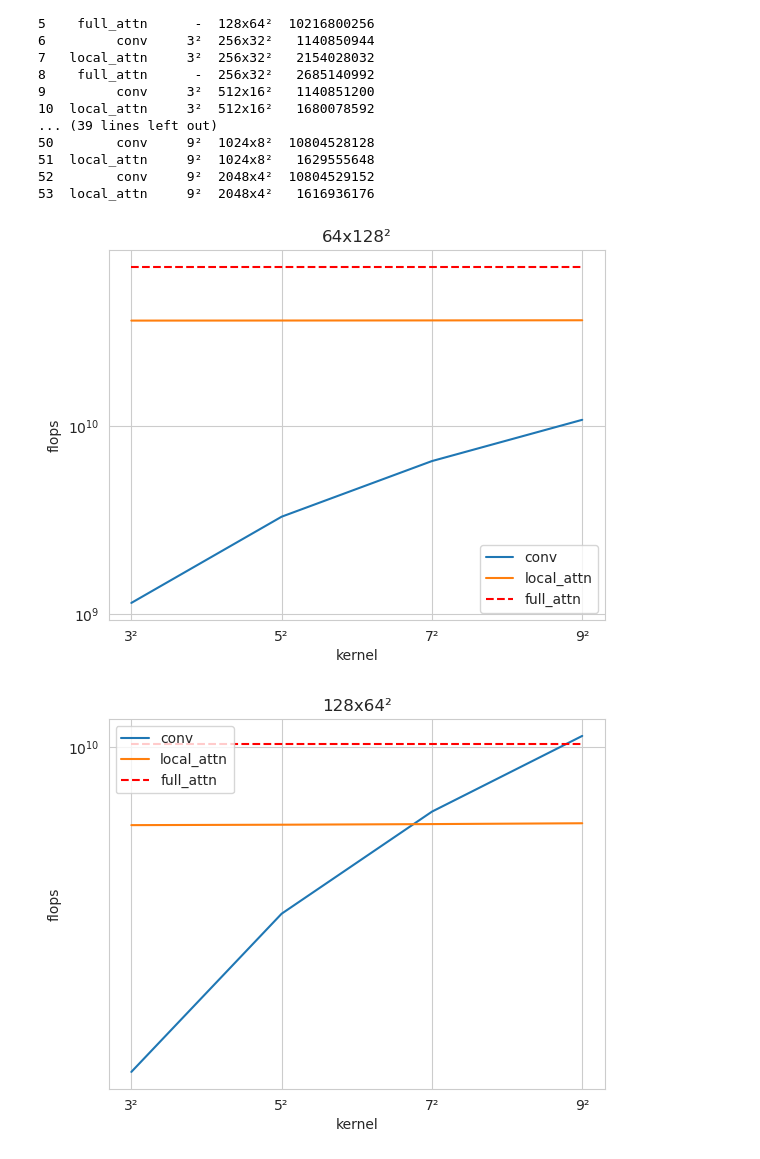
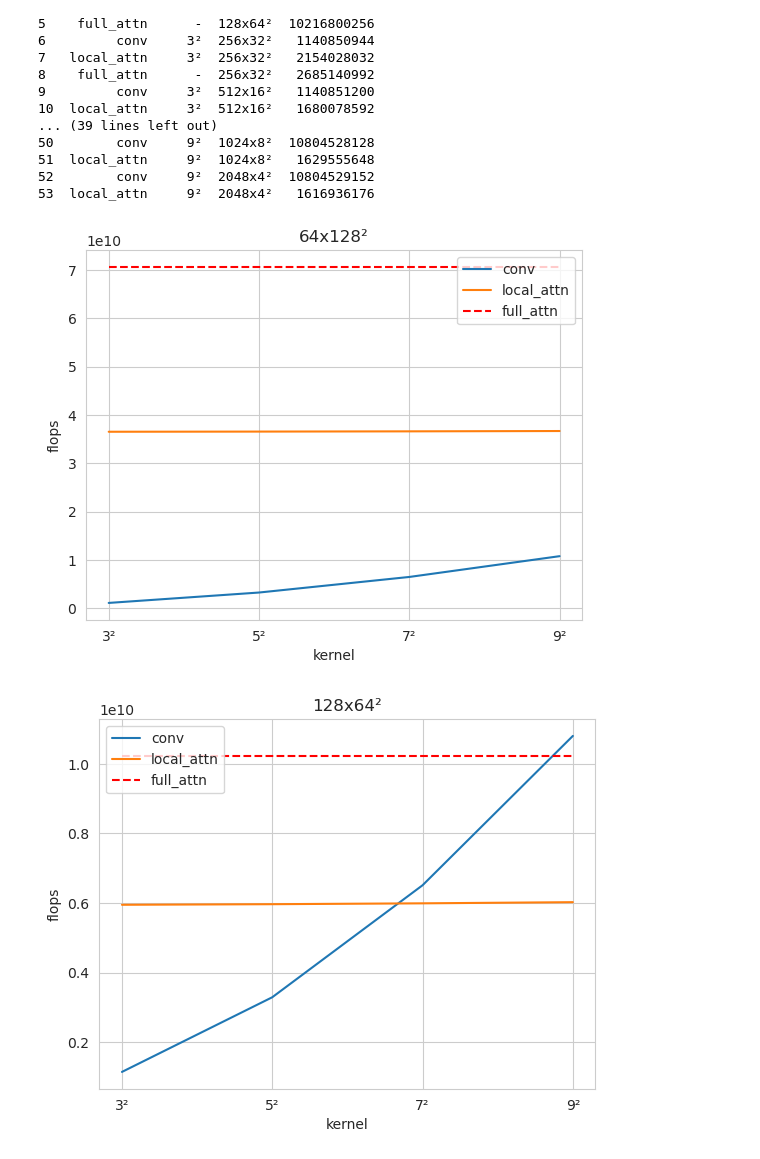
Before and after one commit to multimodallearning/MetaFormerMedImaging, a Jupyter notebook: dev/manual_calculate_flops.ipynb, the cells around one changed output. Saved outputs shown, nothing was run; the diff lists cells and outputs as text; code cells hidden in the pictures.

```diff
--- a/dev/manual_calculate_flops.ipynb
+++ b/dev/manual_calculate_flops.ipynb
@@ -278,22 +278,22 @@ print(results_df)
 # %%
 import seaborn as sns
 from matplotlib import pyplot as plt
 
 for spatial_dim, g_df in results_df.groupby('spatial', sort=False):
     row_full_atn = g_df[g_df['operation'] == 'full_attn']
     g_df = g_df[g_df['operation'] != 'full_attn']
     full_attn_hline_kwargs = dict(xmin=0, xmax=len(g_df['kernel'].unique()) - 1, colors='r', label='full_attn',
                                   linestyle='--')
 
     plt.figure()
 
     ln_plot_kwargs = dict(x='kernel', hue='operation', data=g_df)
 
     sns.lineplot(y='flops', **ln_plot_kwargs)
     plt.hlines(row_full_atn['flops'].values, **full_attn_hline_kwargs)
-    plt.yscale('log')
+    #plt.yscale('log')
     plt.legend()
     plt.title(spatial_dim)
 # %% [output]
-[figure, old version]
+[figure, new version]
-[figure, old version]
+[figure, new version]
```
Also changed, not shown: parts of 6 cells of this notebook, 1 other file.
